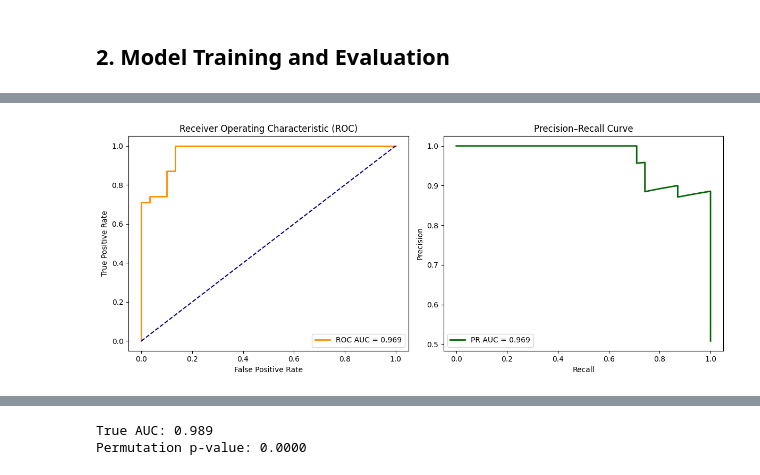
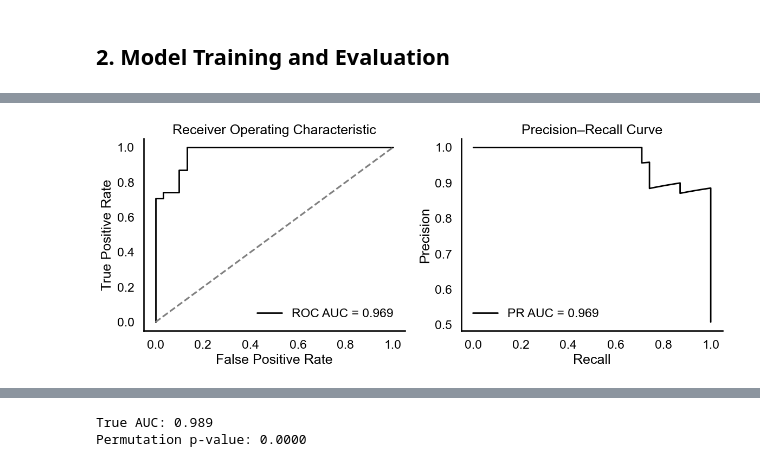
Before and after one commit to tomlas32/Diabetes, a Jupyter notebook: ML_pipeline.ipynb, the cells around one changed output, grey strips where cells are left out. Drawn from its saved outputs; the diff is of its cells as text; code cells hidden in the pictures.

```diff
--- a/ML_pipeline.ipynb
+++ b/ML_pipeline.ipynb
@@ -148,12 +150,3 @@ for train_idx, test_idx in outer_cv.split(X, y):
     all_y_true.extend(y_test)
     all_y_pred.extend(y_pred)
     all_y_prob.extend(y_prob)
-
-# Final confusion matrix and classification report
-cm = confusion_matrix(all_y_true, all_y_pred)
-report = classification_report(all_y_true, all_y_pred, digits=3)
-auc = roc_auc_score(all_y_true, all_y_prob)
-
-print("Confusion Matrix:\n", cm)
-print("\nClassification Report:\n", report)
-print(f"Overall ROC AUC: {auc:.3f}")
@@ -176,36 +174,47 @@ Overall ROC AUC: 0.969
 # %%
+# Set black-and-white publication style
+sns.set_theme(style="white", context="talk", rc={
+    "axes.edgecolor": "black",
+    "xtick.color": "black",
+    "ytick.color": "black",
+    "axes.labelcolor": "black",
+    "text.color": "black",
+    "axes.spines.top": False,
+    "axes.spines.right": False
+})
+plt.rcParams["axes.spines.top"] = False
+plt.rcParams["axes.spines.right"] = False
+
 # ROC Curve
-fpr, tpr, _ = roc_curve(all_y_true, all_y_prob)     # False Positive Rate, True Positive Rate
+fpr, tpr, _ = roc_curve(all_y_true, all_y_prob)
 roc_auc = auc(fpr, tpr)
 
 # PR Curve
 precision, recall, _ = precision_recall_curve(all_y_true, all_y_prob)
 pr_auc = auc(recall, precision)
 
 # Plot
-plt.figure(figsize=(12, 5))
+fig, axes = plt.subplots(1, 2, figsize=(12, 5))
 
-# ROC plot
-plt.subplot(1, 2, 1)
-plt.plot(fpr, tpr, color='darkorange', lw=2, label=f'ROC AUC = {roc_auc:.3f}')
-plt.plot([0, 1], [0, 1], color='navy', linestyle='--')
-plt.xlabel('False Positive Rate')
-plt.ylabel('True Positive Rate')
-plt.title('Receiver Operating Characteristic (ROC)')
-plt.legend(loc="lower right")
+# --- ROC Curve ---
+axes[0].plot(fpr, tpr, linestyle='-', color='black', linewidth=2, label=f'ROC AUC = {roc_auc:.3f}')
+axes[0].plot([0, 1], [0, 1], linestyle='--', color='gray')
+axes[0].set_xlabel('False Positive Rate')
+axes[0].set_ylabel('True Positive Rate')
+axes[0].set_title('Receiver Operating Characteristic')
+axes[0].legend(loc="lower right", frameon=False)
 
-# PR plot
-plt.subplot(1, 2, 2)
-plt.plot(recall, precision, color='darkgreen', lw=2, label=f'PR AUC = {pr_auc:.3f}')
-plt.xlabel('Recall')
-plt.ylabel('Precision')
-plt.title('Precision–Recall Curve')
-plt.legend(loc="lower left")
+# --- PR Curve ---
+axes[1].plot(recall, precision, linestyle='-', color='black', linewidth=2, label=f'PR AUC = {pr_auc:.3f}')
+axes[1].set_xlabel('Recall')
+axes[1].set_ylabel('Precision')
+axes[1].set_title('Precision–Recall Curve')
+axes[1].legend(loc="lower left", frameon=False)
 
 plt.tight_layout()
 plt.show()
 # %% [output]
-[figure, old version]
+[figure, new version]
 # %%
 # Compute feature importance
 best_C = grid_search.best_params_["classifier__C"]
```
Also changed, not shown: parts of 7 cells of this notebook.
